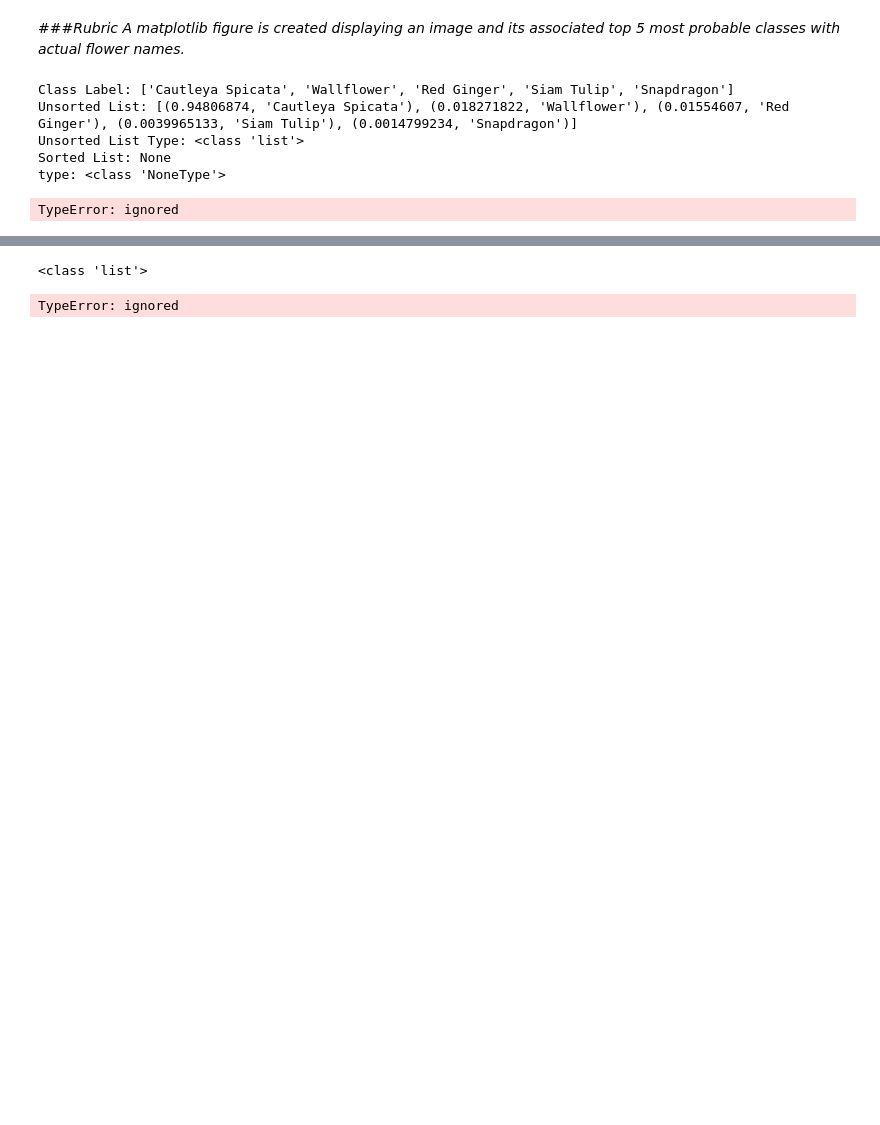
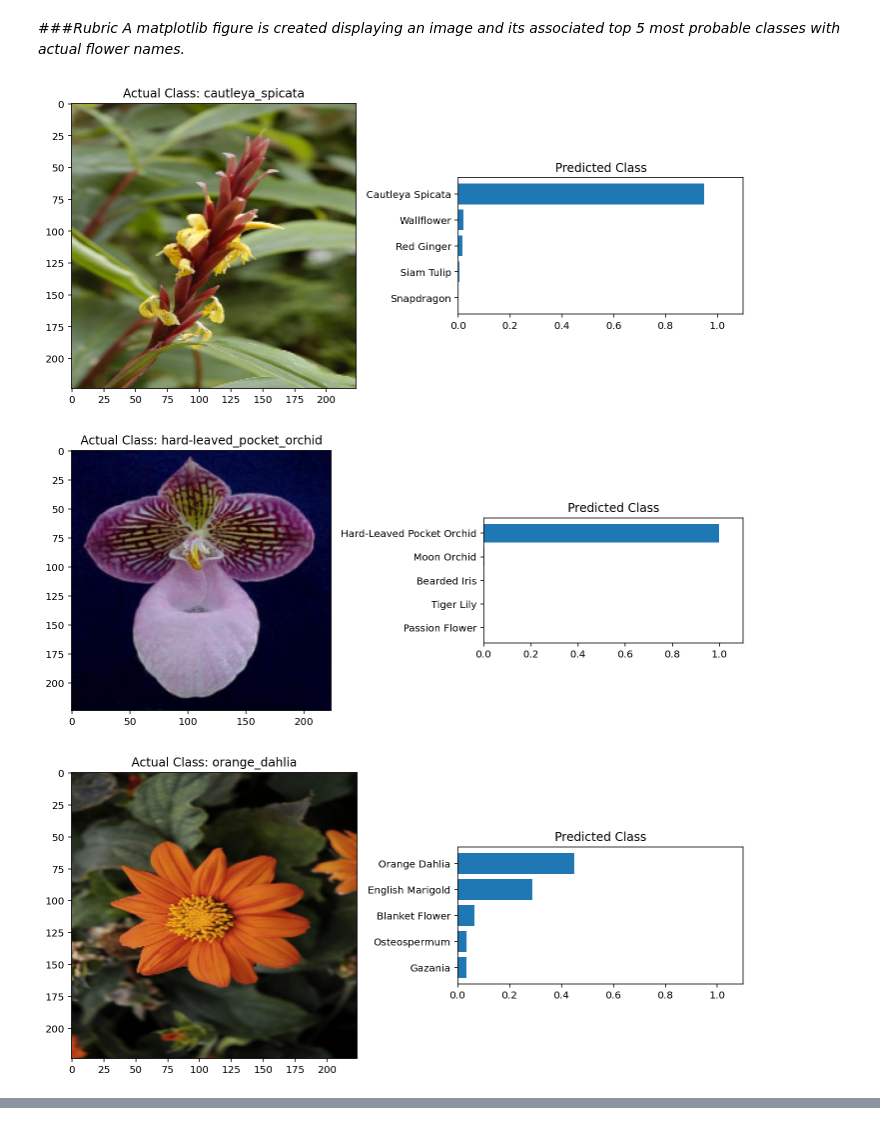
Before and after one commit to Earth1270/intro-to-ml-tensorflow, a Jupyter notebook: Copy of Project - Image Classifier Project.ipynb, the cells around one changed output, grey strips where cells are left out. Cells and saved outputs as stored; diff of their text form; code cells hidden in the pictures; blank space fills up the shorter version.

```diff
--- a/Copy of Project - Image Classifier Project.ipynb
+++ b/Copy of Project - Image Classifier Project.ipynb
@@ -605,66 +610,66 @@ def Model_Load(last_model="Saved"):
     file_name = str(file_base[0]) + '.h5'
   model = tf.keras.models.load_model(file_name, custom_objects = {'KerasLayer':hub.KerasLayer})
   return model
+# %%
+#Reload class_names
+def load_class_names():
+  with open('label_map.json', 'r') as f:
+    class_names = json.load(f)
+  return class_names
+# %%
+#assign label to each predicted class
+def label_class(classes):
+  class_label = []
+  for num_class in classes:
+    class_label.append(class_names[num_class].title())
+  return class_label
 # %% [markdown]
 ###_Rubric_
 _A matplotlib figure is created displaying an image and its associated top 5 most probable classes with actual flower names._
-# %%
-#assign label to each predicted class
-def label_class(classes):
-  class_label = []
-  for num_class in classes:
-    class_label.append(class_names[str(int(num_class))].title())
-  return class_label
 # %%
 # TODO: Plot the input image along with the top 5 classes
+TOP_k = 5
+IMAGE_DIR = './test_images/*.jpg'
 
-#Use: 'model', 'Reloaded_Saved_Model', 'Model_Load()', or Model_Load('best')
+#Use: 'model', 'Model_Load()', or Model_Load('best'):
 #model: the model in memory (assuming entire program is run)
-#Reloaded_Saved_Model: last model from compile loaded via variable in memory
-#Model_Load(): last model from compile loaded via text string in file
+#Model_Load(): last model saved as 't.h5' where t is time at point of save
 #Model_Load('best'): best model from compile saved as 'best_model.h5'
-test_model = Model_Load()
+TEST_MODEL = Model_Load()
 
-image_list = glob.glob("./test_images/*.jpg")
-for image in image_list:
-  im = Image.open(image)
+#reload class names
+class_names = load_class_names()
+
+#Iterate through all *.jpg files in IMAGE_DIR; return predict; match class_label
+image_list = glob.glob(IMAGE_DIR)
+for image_path in image_list:
   #run predict to find top k probabilities, classes for images
-  probs, classes, processed_test_image = predict(im, test_model, 5)
+  probs, classes, processed_test_image = predict(image_path, TEST_MODEL, TOP_k)
   #assign the name to each class number using class_names
   class_label = label_class(classes)
-  print('Class Label: {}'.format(class_label))
 
 #Sort the labels by probability for bar chart
-  unsorted_list = [(probs, class_label) for class_label, probs in
+  unsorted = [(probs, class_label) for class_label, probs in
                   zip(class_label, probs)]
-  print('Unsorted List: {}'.format(unsorted_list))
-  print('Unsorted List Type: {}'.format(type(unsorted_list)))
-  sorted_list = unsorted_list.sort()
-  print('Sorted List: {}'.format(sorted_list))
-  print('type: {}'.format(type(sorted_list)))
+  sorted_list = sorted(unsorted)
 
-  labels_sorted = []
-  probs_sorted = []
+  labels_sorted = []; probs_sorted = []
   for i in sorted_list:
+    probs_sorted += [i[0]]
     labels_sorted += [i[1]]
-    probs_sorted += [i[0]]
 
 #plot processed image, sorted bar chart
   fig, (ax1, ax2) = plt.subplots(figsize=(10,10), ncols=2)
   ax1.imshow(processed_test_image)
   #Label processed image with name from file name
-  ax1.set_title("Actual Class: " + os.path.splitext(os.path.basename(image))[0])
+  ax1.set_title("Actual Class: " + os.path.splitext(os.path.basename(image_path))[0])
   ax2.barh(labels_sorted, probs_sorted)
-  #ax2.bar_label()
   ax2.set_aspect(0.1)
   ax2.set_xlim(0, 1.1)
   ax2.set_title('Predicted Class')
   plt.tight_layout()
   plt.show()
 # %% [output]
-Class Label: ['Cautleya Spicata', 'Wallflower', 'Red Ginger', 'Siam Tulip', 'Snapdragon']
-Unsorted List: [(0.94806874, 'Cautleya Spicata'), (0.018271822, 'Wallflower'), (0.01554607, 'Red Ginger'), (0.0039965133, 'Siam Tulip'), (0.0014799234, 'Snapdragon')]
-Unsorted List Type: <class 'list'>
-Sorted List: None
-type: <class 'NoneType'>
-TypeError: ignored
+[figure, added]
+[figure, added]
+[figure, added]
@@ -671,9 +676,0 @@ TypeError: ignored
-# %%
-a = ["b", "g", "a", "d", "f", "c", "h", "e"]
-print(type(a))
-x = sorted(a)
-print(type(x))
-print(x)
-# %% [output]
-<class 'list'>
-TypeError: ignored
```
Also changed, not shown: parts of 7 cells of this notebook.
